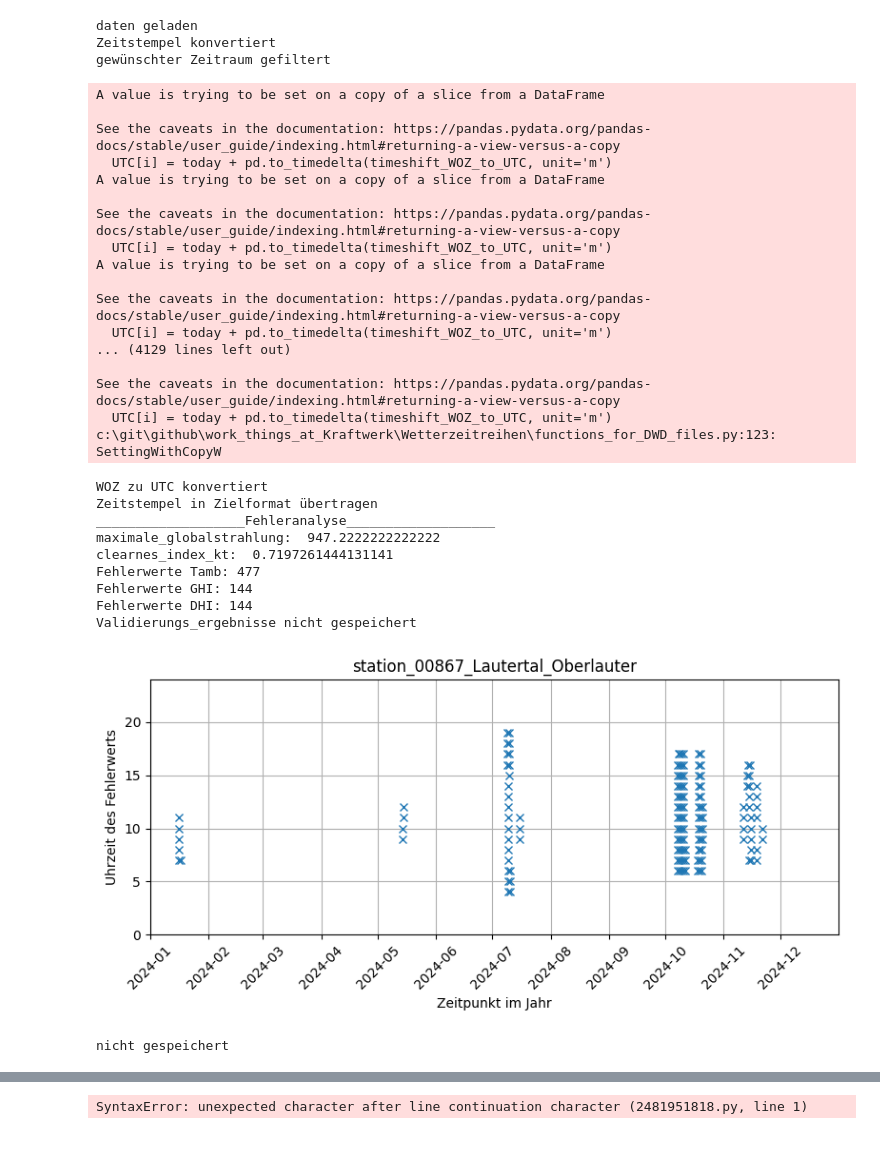
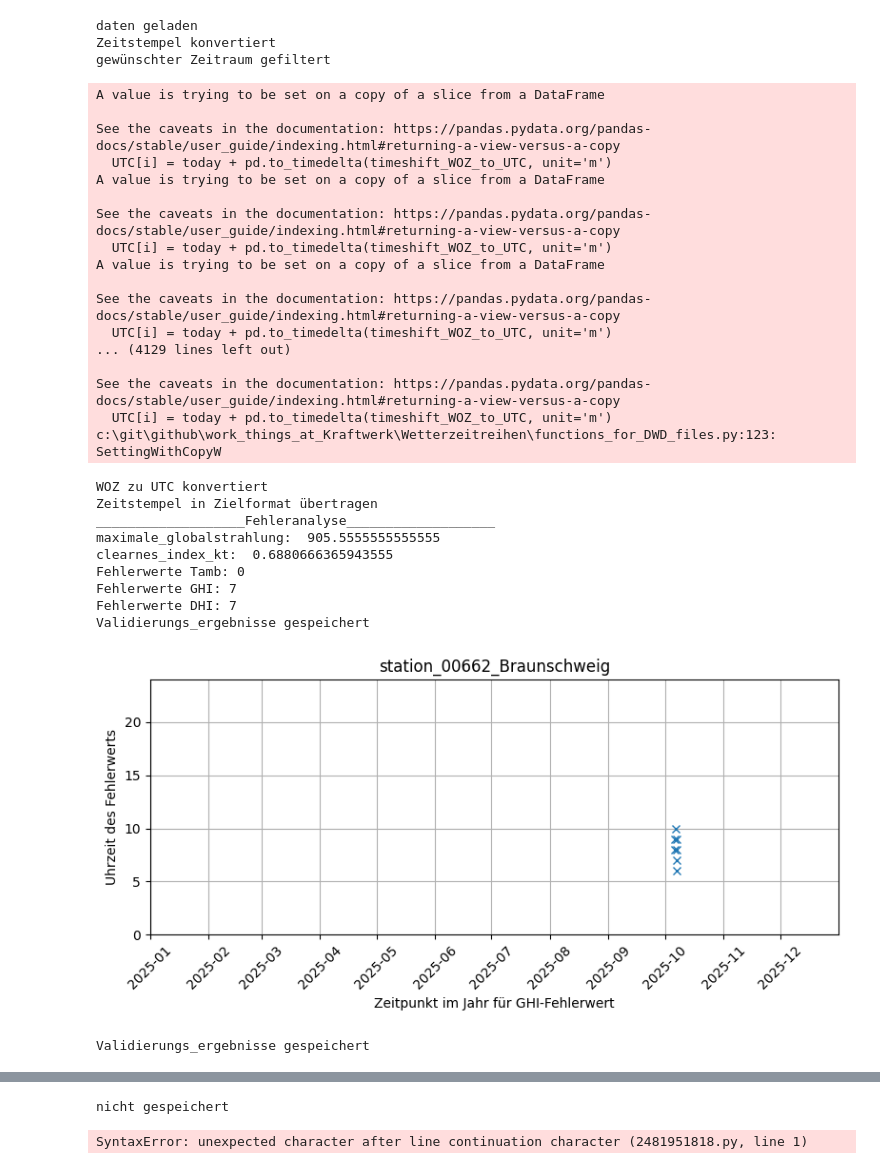
Before and after one commit to CasGross/work_things_at_Kraftwerk, a Jupyter notebook: Wetterzeitreihen/dwd_to_csv_hourly_timeshift_hauptfunktion.ipynb, the cells around one changed output, grey strips where cells are left out. Drawn from its saved outputs; the diff is of its cells as text; code cells hidden in the pictures.

```diff
--- a/Wetterzeitreihen/dwd_to_csv_hourly_timeshift_hauptfunktion.ipynb
+++ b/Wetterzeitreihen/dwd_to_csv_hourly_timeshift_hauptfunktion.ipynb
@@ -141,45 +207,46 @@ Nuernberg = [name_GHI_2,name_tamb_2,meta_data_1, stationsID_2]
 
 ## Inputs und Auswahl des Jahres
 
-save_validation =    False
+save_validation =    True
 save_as_file =       False
-site = Lautertal_Oberlauter
+site = Braunschweig_2025
 # year = 2004 / 2024 / 2025 einfach als Zahl
-year = 2024
+year = 2025
 
 
 
 wetter_daten_laden_und_auf_fehler_checken(site ,year , save_validation,  save_as_file )
+# wetter_daten_laden_und_auf_fehler_checken(Nuernberg_2024 ,year , save_validation,  save_as_file )
 # wetter_daten_laden_und_auf_fehler_checken( Trier_Petrisberg,start, ende, save_validation,  save_as_file )
 # %% [output]
 daten geladen
 Zeitstempel konvertiert
 gewünschter Zeitraum gefiltert
 A value is trying to be set on a copy of a slice from a DataFrame
 
 See the caveats in the documentation: https://pandas.pydata.org/pandas-docs/stable/user_guide/indexing.html#returning-a-view-versus-a-copy
   UTC[i] = today + pd.to_timedelta(timeshift_WOZ_to_UTC, unit='m')
 A value is trying to be set on a copy of a slice from a DataFrame
 
 See the caveats in the documentation: https://pandas.pydata.org/pandas-docs/stable/user_guide/indexing.html#returning-a-view-versus-a-copy
   UTC[i] = today + pd.to_timedelta(timeshift_WOZ_to_UTC, unit='m')
 A value is trying to be set on a copy of a slice from a DataFrame
 
 See the caveats in the documentation: https://pandas.pydata.org/pandas-docs/stable/user_guide/indexing.html#returning-a-view-versus-a-copy
   UTC[i] = today + pd.to_timedelta(timeshift_WOZ_to_UTC, unit='m')
 ... (4129 lines left out)
 
 See the caveats in the documentation: https://pandas.pydata.org/pandas-docs/stable/user_guide/indexing.html#returning-a-view-versus-a-copy
   UTC[i] = today + pd.to_timedelta(timeshift_WOZ_to_UTC, unit='m')
 c:\git\github\work_things_at_Kraftwerk\Wetterzeitreihen\functions_for_DWD_files.py:123: SettingWithCopyW
 WOZ zu UTC konvertiert
 Zeitstempel in Zielformat übertragen
 ___________________Fehleranalyse___________________
-maximale_globalstrahlung:  947.2222222222222
-clearnes_index_kt:  0.7197261444131141
-Fehlerwerte Tamb: 477
-Fehlerwerte GHI: 144
-Fehlerwerte DHI: 144
-Validierungs_ergebnisse nicht gespeichert
+maximale_globalstrahlung:  905.5555555555555
+clearnes_index_kt:  0.6880666365943555
+Fehlerwerte Tamb: 0
+Fehlerwerte GHI: 7
+Fehlerwerte DHI: 7
+Validierungs_ergebnisse gespeichert
-[figure, old version]
+[figure, new version]
-nicht gespeichert
+Validierungs_ergebnisse gespeichert
@@ -186,3 +254,4 @@ nicht gespeichert
+nicht gespeichert
 # %%
 C:\Users\CasparGross\KRAFTWERK RPS GmbH\01 - CC\01_CC_NEU\04_CC_PLANNING&IMPLEMENTATION\03_YIELD\06_PVsyst_Import_Custom_Data_DWD\Procedure_Hourly\DWD_Weatherfiles_for_PV_syst\station_00867_Lautertal_Oberlauter
 # %% [output]
```
Also changed, not shown: parts of 4 cells of this notebook, 18 other files.
